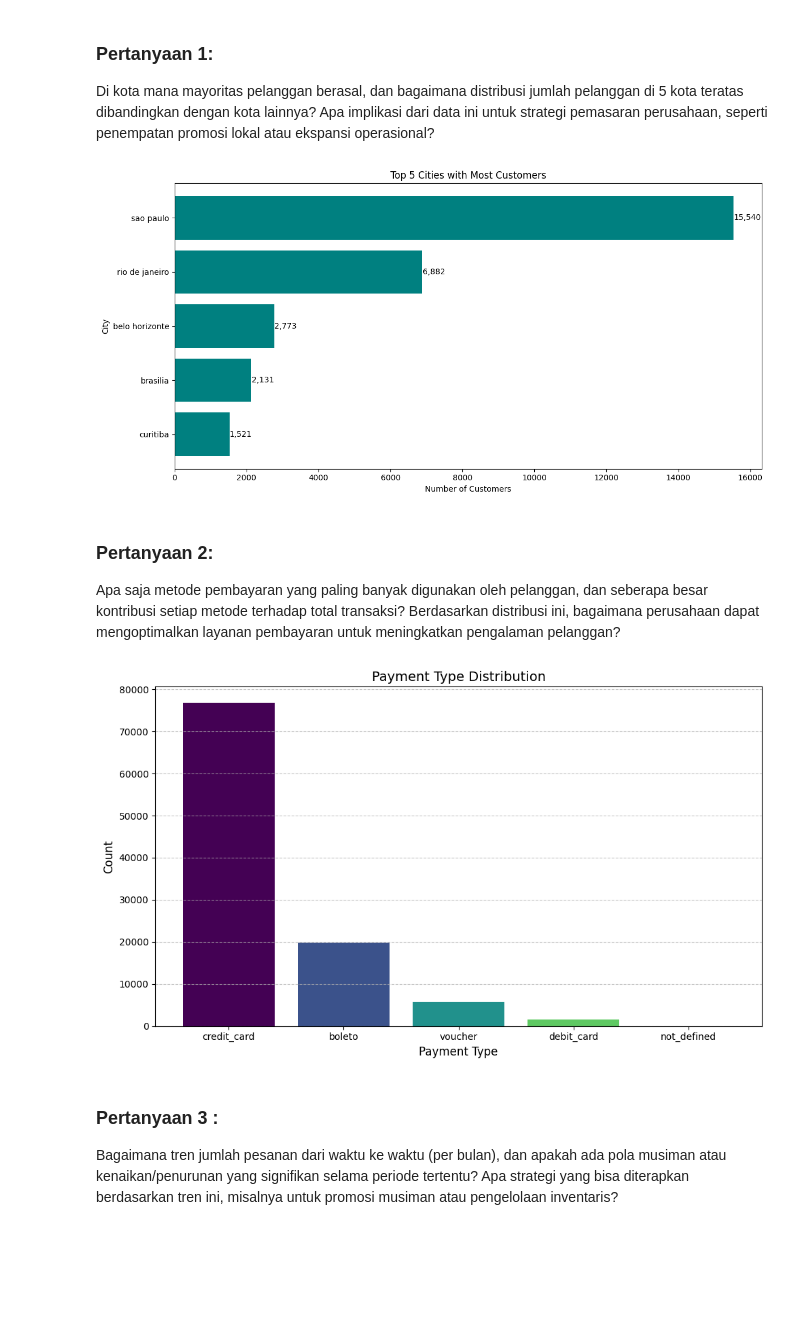
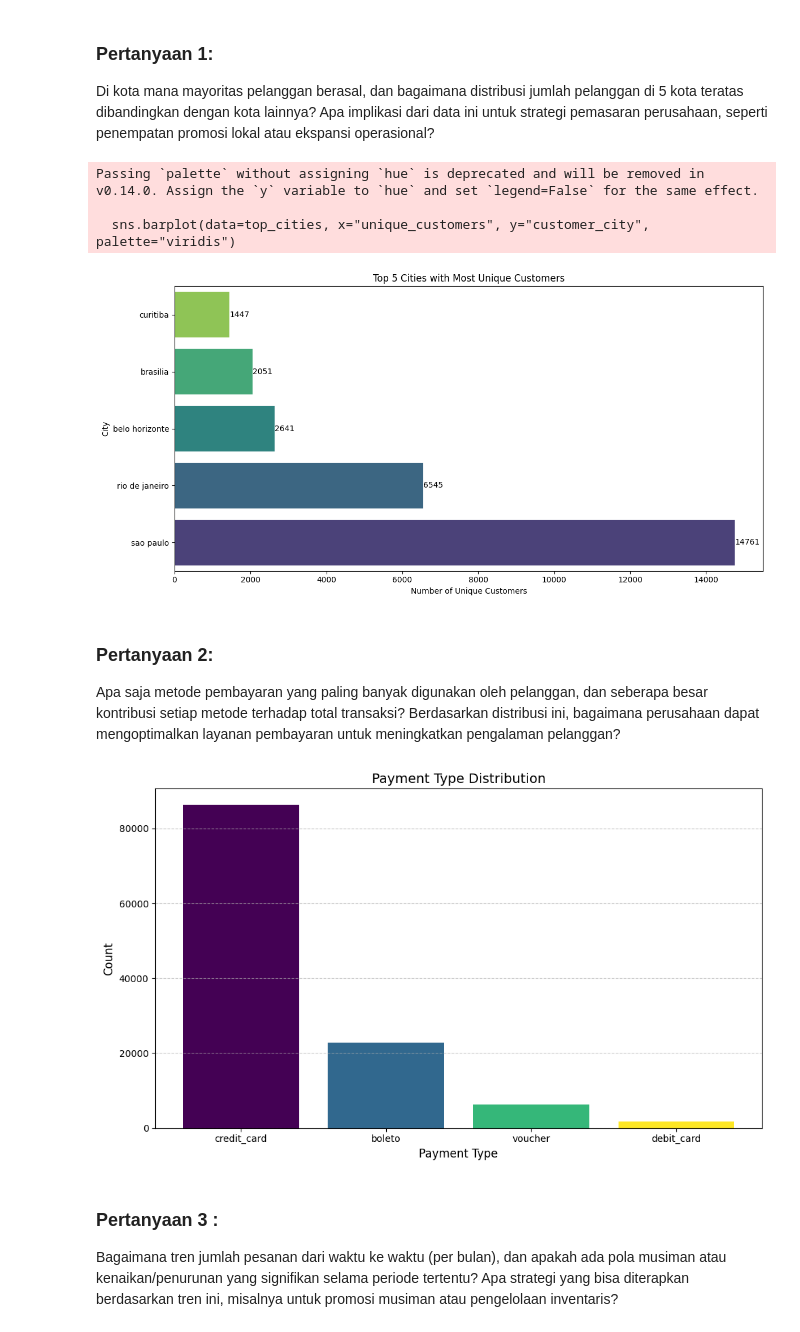
Before and after one commit to fiyandamamuri/e-commerce_public_datasets_analysis, a Jupyter notebook: notebook.ipynb, the cells around one changed output. Drawn from its saved outputs; the diff is of its cells as text; code cells hidden in the pictures; blank space fills up the shorter version.

```diff
--- a/notebook.ipynb
+++ b/notebook.ipynb
@@ -553,2 +593,5 @@ df_geolocation Duplicates After Cleaning: 0
+# %%
+# Load dataset
+df = pd.read_csv("dashboard/datasets_cleaned.csv")
 # %% [markdown]
 **Insight:**
@@ -627,7 +669,14 @@ Berdasarkan heatmap korelasi, terdapat hubungan sedang antara berat produk (prod
 # %%
 # 5 kota dengan jumlah pelanggan terbanyak berdasarkan dataset df_customers
 
-top_cities = df_customers['customer_city'].value_counts().head(5)
-print("\nTop 5 Cities with Most Customers:")
-print(top_cities)
+top_cities = (
+    df.groupby("customer_city")["customer_unique_id"]
+    .nunique()
+    .sort_values(ascending=False)
+    .reset_index()
+    .rename(columns={"customer_unique_id": "unique_customers"})
+    .head(5)  # Mengambil 5 kota teratas
+)
+
+top_cities
 # %% [output]
@@ -711,33 +776,31 @@ Di kota mana mayoritas pelanggan berasal, dan bagaimana distribusi jumlah pelang
 # %%
 # Top 5 Cities with Most Customers
 
-# Visualisasi dengan Matplotlib
 plt.figure(figsize=(12, 6))
-bars = plt.barh(top_cities.index, top_cities.values, color='teal')
+sns.barplot(data=top_cities, x="unique_customers", y="customer_city", palette="viridis")
 
 # Menambahkan detail jumlah di dalam chart
-for bar in bars:
-    plt.text(bar.get_width() + 5, bar.get_y() + bar.get_height()/2,
-             f'{bar.get_width():,}', va='center', fontsize=10)
+for index, value in enumerate(top_cities["unique_customers"]):
+    plt.text(value + 2, index, str(value), va='center', fontsize=10)
 
-plt.title('Top 5 Cities with Most Customers')
-plt.xlabel('Number of Customers')
+plt.title('Top 5 Cities with Most Unique Customers')
+plt.xlabel('Number of Unique Customers')
 plt.ylabel('City')
 plt.gca().invert_yaxis()  # Membalikkan urutan untuk ranking
 plt.tight_layout()
 plt.show()
 # %% [output]
+Passing `palette` without assigning `hue` is deprecated and will be removed in v0.14.0. Assign the `y` variable to `hue` and set `legend=False` for the same effect.
+
+  sns.barplot(data=top_cities, x="unique_customers", y="customer_city", palette="viridis")
-[figure, old version]
+[figure, new version]
 # %% [markdown]
 ### Pertanyaan 2:
 Apa saja metode pembayaran yang paling banyak digunakan oleh pelanggan, dan seberapa besar kontribusi setiap metode terhadap total transaksi? Berdasarkan distribusi ini, bagaimana perusahaan dapat mengoptimalkan layanan pembayaran untuk meningkatkan pengalaman pelanggan?
 # %%
-# Menghitung jumlah setiap metode pembayaran
-payment_type_counts = df_order_pay['payment_type'].value_counts()
-
 # Membuat visualisasi menggunakan bar chart
 plt.figure(figsize=(10, 6))
-bars = plt.bar(payment_type_counts.index, payment_type_counts.values, color=plt.cm.viridis(np.linspace(0, 1, len(payment_type_counts))))
+bars = plt.bar(payment_type_distribution.index, payment_type_distribution.values, color=plt.cm.viridis(np.linspace(0, 1, len(payment_type_distribution))))
 
 # Menambahkan label jumlah di atas tiap bar
 for bar in bars:
@@ -755,7 +818,7 @@ plt.tight_layout()
 # Menampilkan plot
 plt.show()
 # %% [output]
-[figure, old version]
+[figure, new version]
 # %% [markdown]
 ### Pertanyaan 3 :
 Bagaimana tren jumlah pesanan dari waktu ke waktu (per bulan), dan apakah ada pola musiman atau kenaikan/penurunan yang signifikan selama periode tertentu? Apa strategi yang bisa diterapkan berdasarkan tren ini, misalnya untuk promosi musiman atau pengelolaan inventaris?
```
Also changed, not shown: parts of 39 cells of this notebook, 8 other files.
